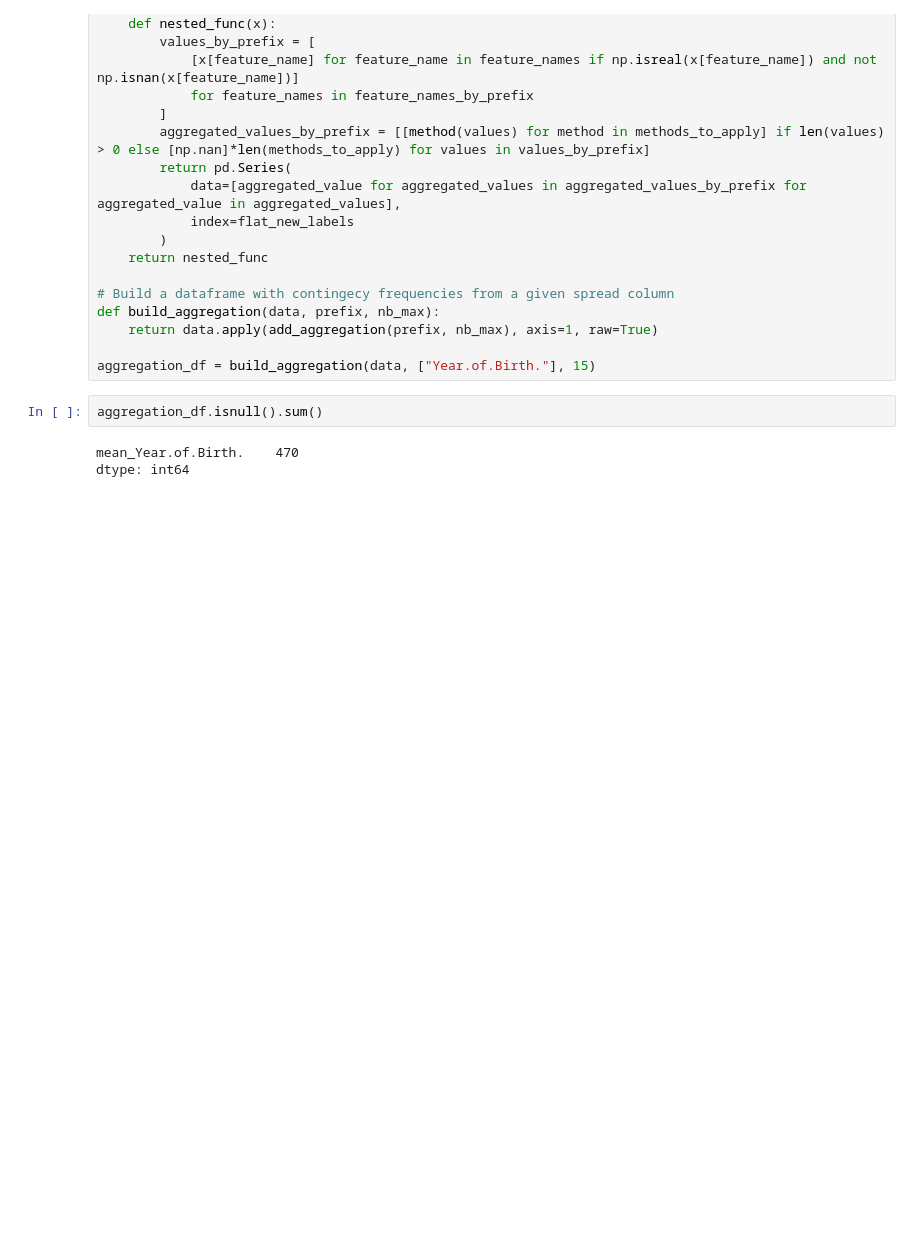
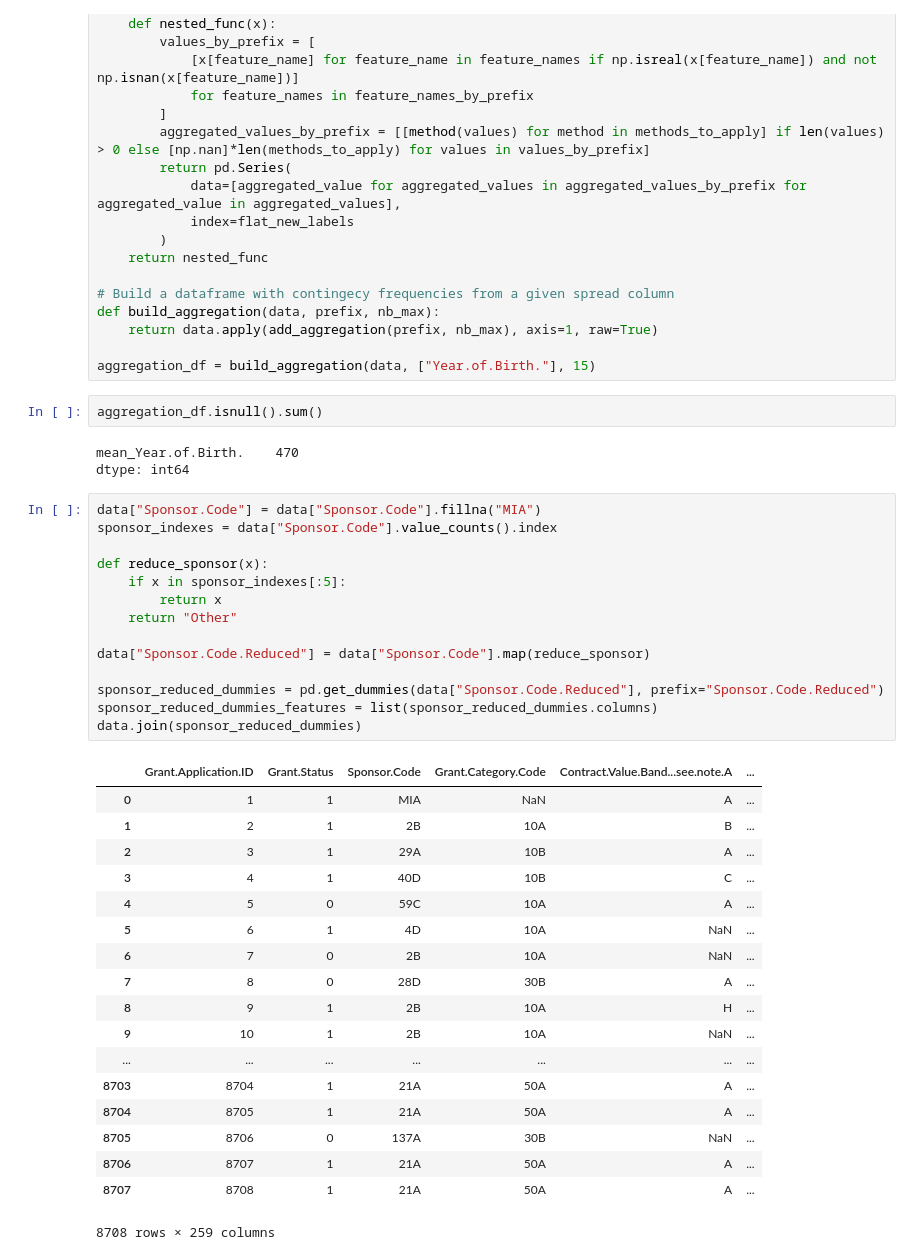
Before and after one commit to maximerihouey/grant_application, a Jupyter notebook: descriptive_analytics_maxime.ipynb, the cells around one changed output. Cells and saved outputs as stored; diff of their text form; blank space fills up the shorter version.

```diff
--- a/descriptive_analytics_maxime.ipynb
+++ b/descriptive_analytics_maxime.ipynb
@@ -570,3 +570,36 @@ aggregation_df.isnull().sum()
 # %% [output]
 mean_Year.of.Birth.    470
 dtype: int64
+# %%
+data["Sponsor.Code"] = data["Sponsor.Code"].fillna("MIA")
+sponsor_indexes = data["Sponsor.Code"].value_counts().index
+
+def reduce_sponsor(x):
+    if x in sponsor_indexes[:5]:
+        return x
+    return "Other"
+
+data["Sponsor.Code.Reduced"] = data["Sponsor.Code"].map(reduce_sponsor)
+
+sponsor_reduced_dummies = pd.get_dummies(data["Sponsor.Code.Reduced"], prefix="Sponsor.Code.Reduced")
+sponsor_reduced_dummies_features = list(sponsor_reduced_dummies.columns)
+data.join(sponsor_reduced_dummies)
+# %% [output]
+|  | Grant.Application.ID | Grant.Status | Sponsor.Code | Grant.Category.Code | Contract.Value.Band...see.note.A | ... |
+| 0 | 1 | 1 | MIA | NaN | A | ... |
+| 1 | 2 | 1 | 2B | 10A | B | ... |
+| 2 | 3 | 1 | 29A | 10B | A | ... |
+| 3 | 4 | 1 | 40D | 10B | C | ... |
+| 4 | 5 | 0 | 59C | 10A | A | ... |
+| 5 | 6 | 1 | 4D | 10A | NaN | ... |
+| 6 | 7 | 0 | 2B | 10A | NaN | ... |
+| 7 | 8 | 0 | 28D | 30B | A | ... |
+| 8 | 9 | 1 | 2B | 10A | H | ... |
+| 9 | 10 | 1 | 2B | 10A | NaN | ... |
+| ... | ... | ... | ... | ... | ... | ... |
+| 8703 | 8704 | 1 | 21A | 50A | A | ... |
+| 8704 | 8705 | 1 | 21A | 50A | A | ... |
+| 8705 | 8706 | 0 | 137A | 30B | NaN | ... |
+| 8706 | 8707 | 1 | 21A | 50A | A | ... |
+| 8707 | 8708 | 1 | 21A | 50A | A | ... |
+8708 rows × 259 columns
```
Also changed, not shown: parts of 2 cells of this notebook, 1 other file.
